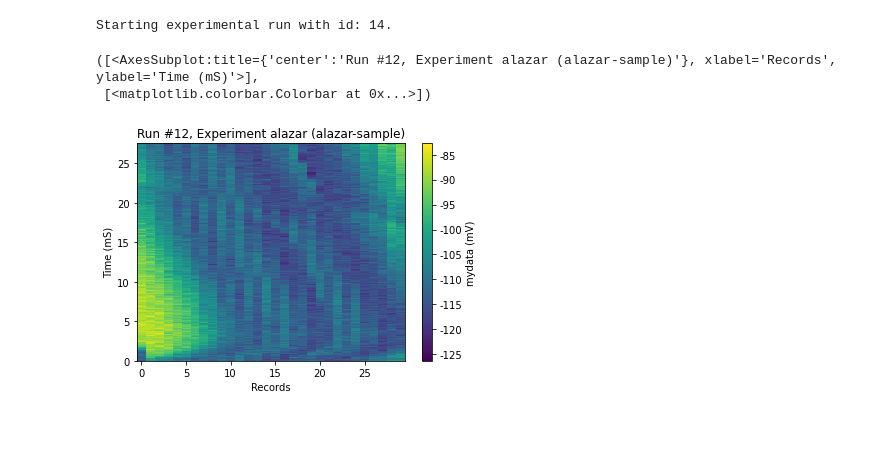
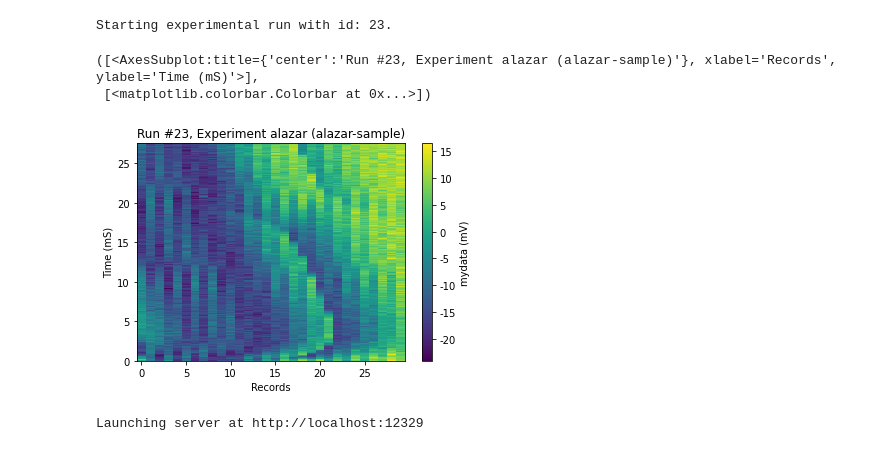
Before and after one commit to qdev-dk/pulsequantum, a Jupyter notebook: docs/example_notebooks/live_stream-6Jul2021.ipynb, the cells around one changed output. Drawn from its saved outputs; the diff is of its cells as text; code cells hidden in the pictures.

```diff
--- a/docs/example_notebooks/live_stream-6Jul2021.ipynb
+++ b/docs/example_notebooks/live_stream-6Jul2021.ipynb
@@ -53,7 +53,7 @@ chan1 = AlazarChannel(myctrl, 'myrecvssamples', demod=False, average_records=Fal
 myctrl.channels.append(chan1)
 # %%
 # %%
-qdac_CPH.ch06.v(-0.673) #sensor
+qdac_CPH.ch06.v(-0.669) #sensor
 
 myctrl.n_avg = 20 #number of averages
 myctrl.start_slow = -0.275
@@ -76,13 +76,13 @@ qdac_CPH.ch06.v(-0.667)
 qdac_CPH.ch12.v(-0.230)
 qdac_CPH.ch10.v(-0.260)
 # %% [output]
-Starting experimental run with id: 14.
+Starting experimental run with id: 23.
 # %%
-plot_by_id(12)
+plot_by_id(23)
 # %% [output]
-([<AxesSubplot:title={'center':'Run #12, Experiment alazar (alazar-sample)'}, xlabel='Records', ylabel='Time (mS)'>],
+([<AxesSubplot:title={'center':'Run #23, Experiment alazar (alazar-sample)'}, xlabel='Records', ylabel='Time (mS)'>],
  [<matplotlib.colorbar.Colorbar at 0x...>])
-[figure, old version]
+[figure, new version]
 # %%
 class GeneratedSetPoints(Parameter):
     """
@@ -199,3 +199,5 @@ sliders={'phase_x': (test_instrumment6.phase_x,0,pi,0.1,0),
          'phase_y': (test_instrumment6.phase_y,0,pi,0.1,0)}
 # %%
-test = LiveStream(data_func=test_instrumment6.Alazarvideo,sliders=sliders, port=12317, refresh_period=30000)
+test = LiveStream(data_func=test_instrumment6.Alazarvideo,sliders=sliders, port=12329, refresh_period=10000)
+# %% [output]
+Launching server at http://localhost:12329
```
Also changed, not shown: parts of 12 cells of this notebook.
